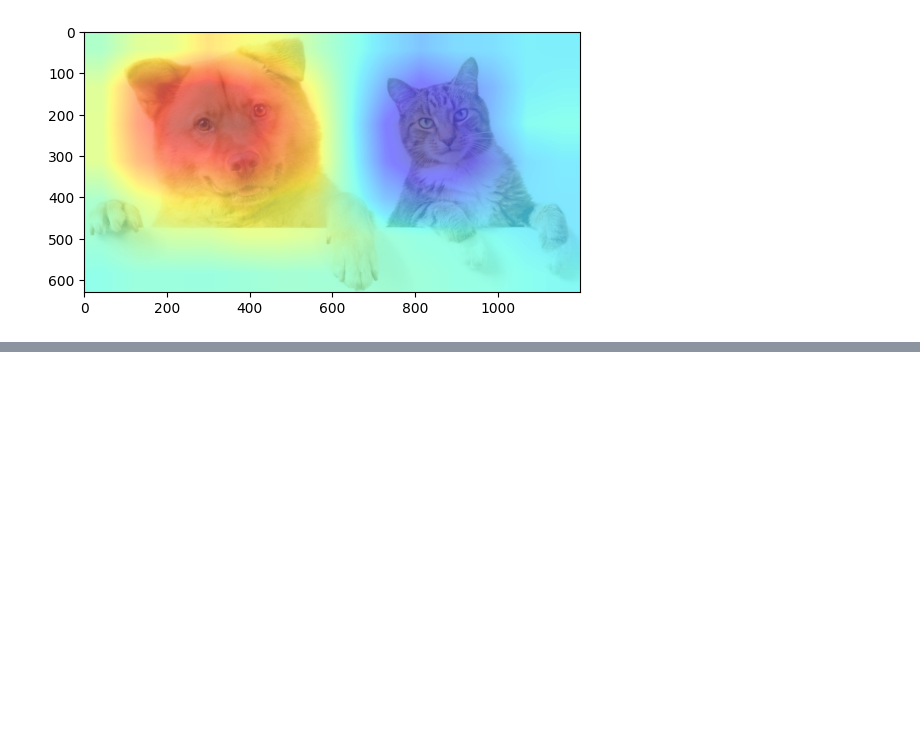
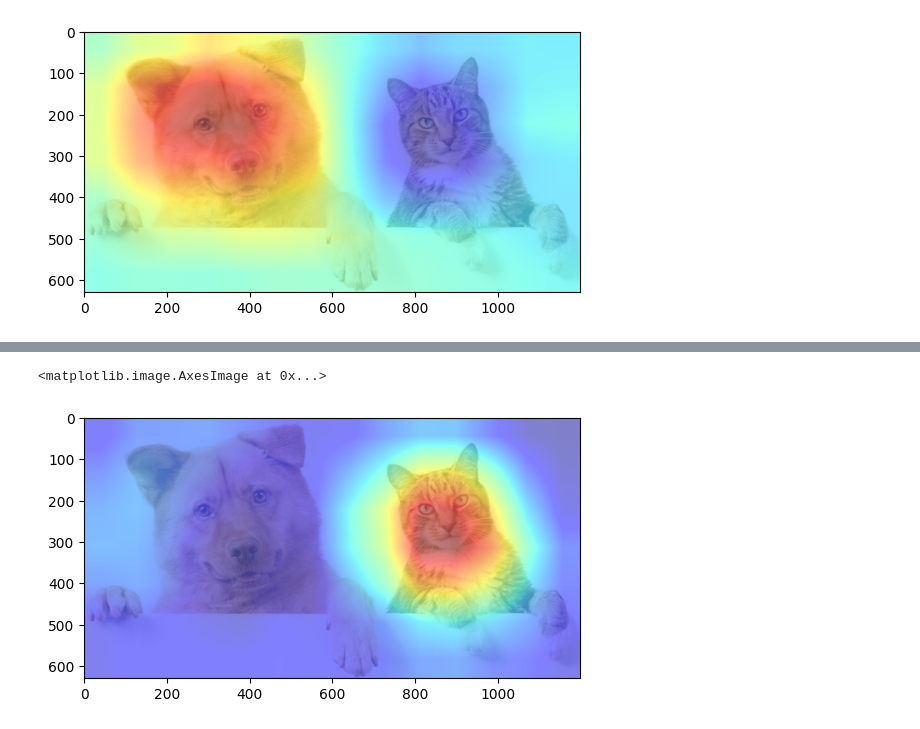
Before and after one commit to tutorials101/gradCAM, a Jupyter notebook: saliency_maps.ipynb, the cells around one changed output, grey strips where cells are left out. Saved outputs shown, nothing was run; the diff lists cells and outputs as text; code cells hidden in the pictures; blank space fills up the shorter version.

```diff
--- a/saliency_maps.ipynb
+++ b/saliency_maps.ipynb
@@ -256,0 +235,6 @@ probs.max()
+# %%
+plt.imshow(img, alpha=0.5)
+plt.imshow(cv2.resize(gradcam, img.size), alpha=0.5, cmap='jet')
+# %% [output]
+<matplotlib.image.AxesImage at 0x...>
+[figure, added]
```
Also changed, not shown: parts of 28 cells of this notebook.
